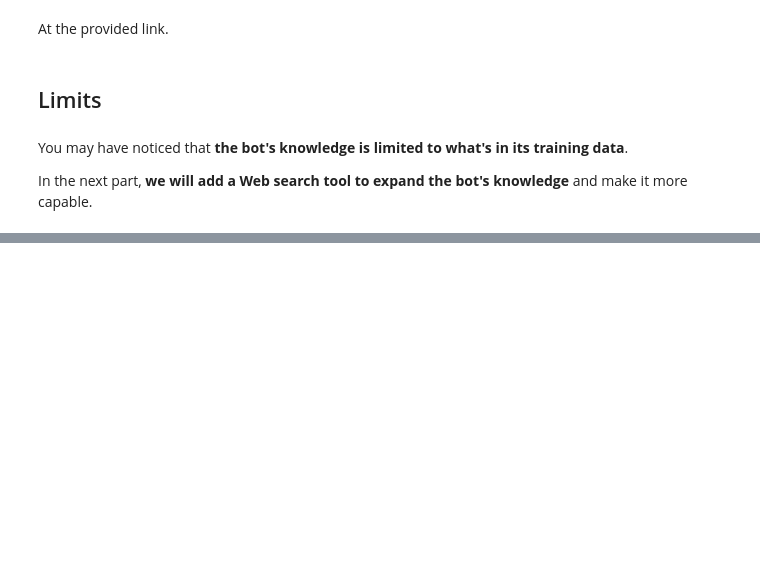
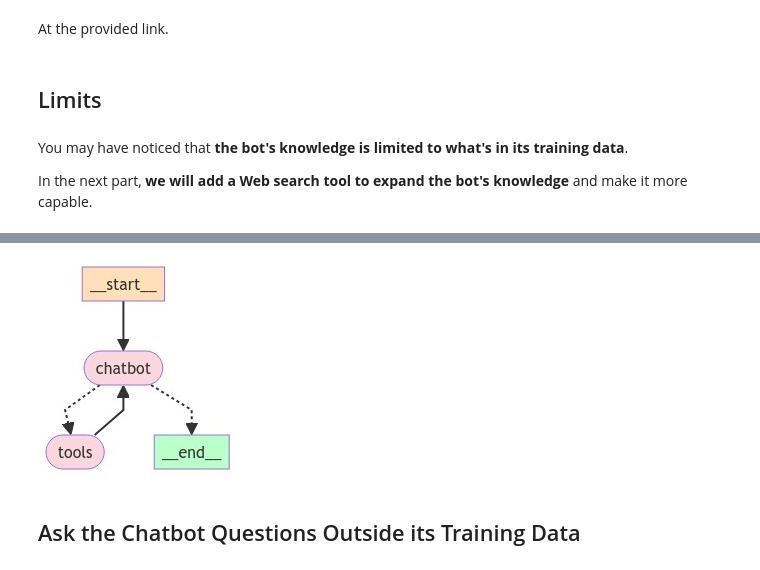
Before and after one commit to GMartin-Data/LangChainDoc, a Jupyter notebook: tutorials/tuto9-introduction_to_langgraph.ipynb, the cells around one changed output, grey strips where cells are left out. Cells and saved outputs as stored; diff of their text form; code cells hidden in the pictures; blank space fills up the shorter version.

```diff
--- a/tutorials/tuto9-introduction_to_langgraph.ipynb
+++ b/tutorials/tuto9-introduction_to_langgraph.ipynb
@@ -277,0 +449,10 @@ In the next part, **we will add a Web search tool to expand the bot's knowledge*
+# %%
+try:
+    display(Image(graph.get_graph().draw_mermaid_png()))
+except Exception:
+    # This requires some extra dependencies and is optional
+    pass
+# %% [output]
+[figure, added]
+# %% [markdown]
+## Ask the Chatbot Questions Outside its Training Data
```
Also changed, not shown: parts of 48 cells of this notebook.
